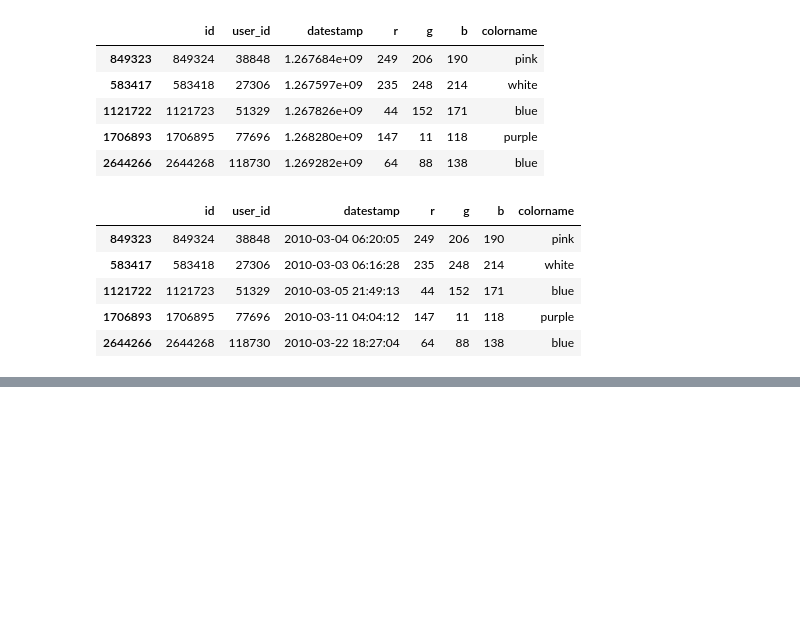
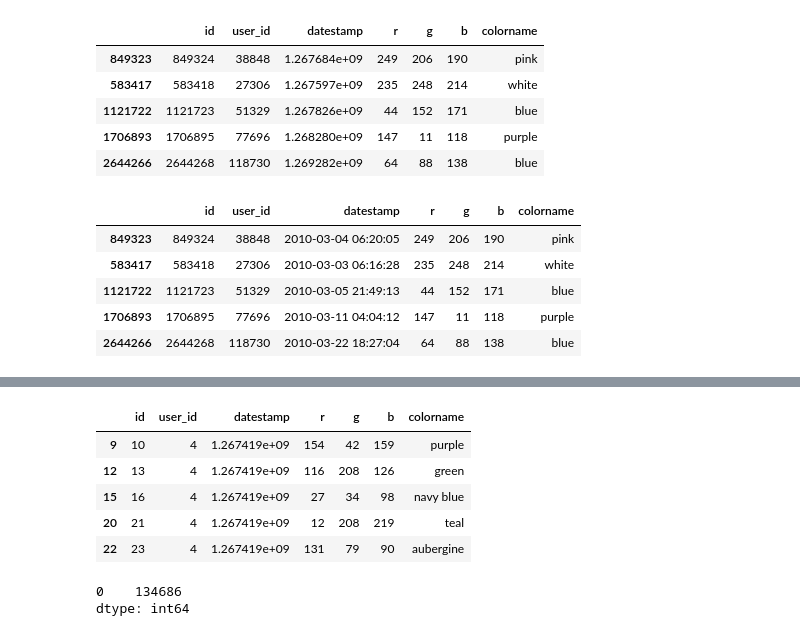
Before and after one commit to jasminedevv/DS1.1-Jupyter, a Jupyter notebook: notebooks/Color Survey Project/Analysis.ipynb, the cells around one changed output, grey strips where cells are left out. Cells and saved outputs as stored; diff of their text form; code cells hidden in the pictures; blank space fills up the shorter version.

```diff
--- a/notebooks/Color Survey Project/Analysis.ipynb
+++ b/notebooks/Color Survey Project/Analysis.ipynb
@@ -18,0 +34,3 @@ except requests.Timeout as err:
+# %%
+spammers = pd.read_csv("csv/spammers.csv")
+spammers = list(spammers.id)
@@ -18,0 +42,5 @@ except requests.Timeout as err:
+# %%
+spamIndexes = df[ df['user_id'].isin(spammers) ].index
+
+# Delete these row indexes from dataFrame
+df.drop(spamIndexes , inplace=True)
@@ -73,4 +105,5 @@ sample.head()
 | 1706893 | 1706895 | 77696 | 2010-03-11 04:04:12 | 147 | 11 | 118 | purple |
 | 2644266 | 2644268 | 118730 | 2010-03-22 18:27:04 | 64 | 88 | 138 | blue |
 # %%
-xx_chrom_users = pd.read_csv("csv/xx_chrom_users.csv")
+xx_chrom_user_ids = pd.read_csv("csv/xx_chrom_users.csv")
+xx_chrom_user_ids.head()
@@ -77,2 +117,16 @@ xx_chrom_users = pd.read_csv("csv/xx_chrom_users.csv")
 # %%
-df[df['user_id'].isin(xx_chrom_users)]
+xx_chroms = df[df['user_id'].isin(xx_chrom_user_ids['id'])]
+# %%
+xx_chroms.head()
+# %% [output]
+|  | id | user_id | datestamp | r | g | b | colorname |
+| 9 | 10 | 4 | 1.267419e+09 | 154 | 42 | 159 | purple |
+| 12 | 13 | 4 | 1.267419e+09 | 116 | 208 | 126 | green |
+| 15 | 16 | 4 | 1.267419e+09 | 27 | 34 | 98 | navy blue |
+| 20 | 21 | 4 | 1.267419e+09 | 12 | 208 | 219 | teal |
+| 22 | 23 | 4 | 1.267419e+09 | 131 | 79 | 90 | aubergine |
+# %%
+xx_chroms.user_id.mode()
+# %% [output]
+0    134686
+dtype: int64
```
Also changed, not shown: parts of 9 cells of this notebook, 3 other files.
